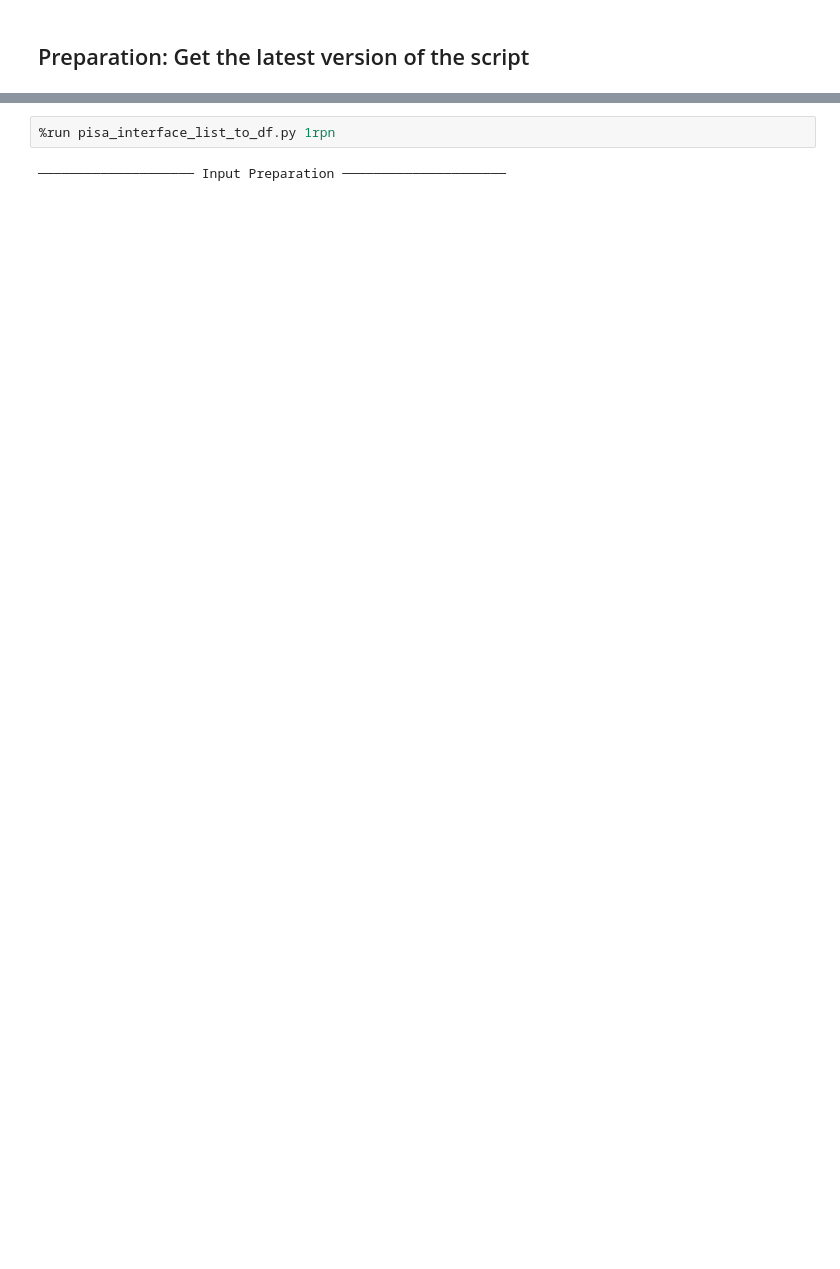
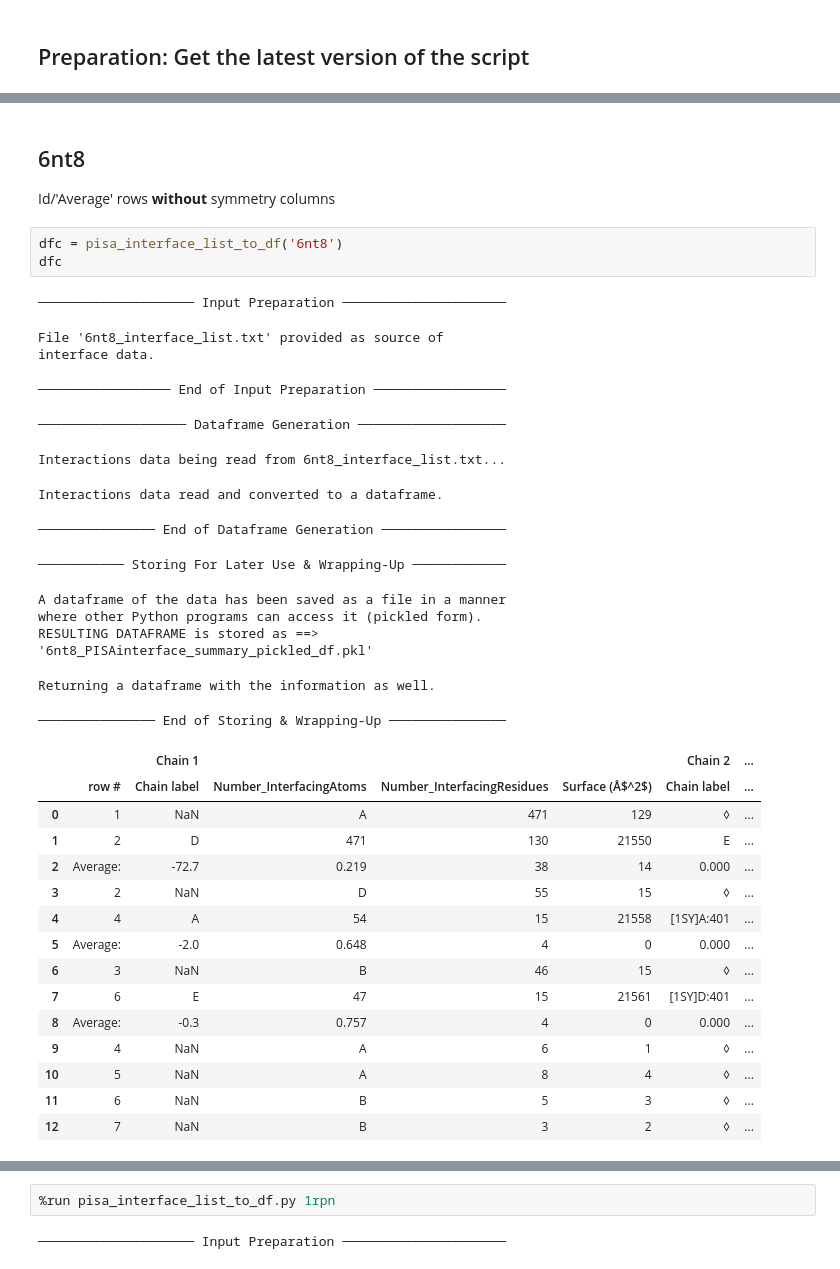
Before and after one commit to fomightez/pdbepisa-binder, a Jupyter notebook: notebooks/tests_of_pisa_interface_list_to_df.py.ipynb, the cells around one changed output, grey strips where cells are left out. Cells and saved outputs as stored; diff of their text form; blank space fills up the shorter version.

```diff
--- a/notebooks/tests_of_pisa_interface_list_to_df.py.ipynb
+++ b/notebooks/tests_of_pisa_interface_list_to_df.py.ipynb
@@ -147,2 +98,41 @@ df
+# %% [markdown]
+## 6nt8
+
+
+Id/'Average' rows **without** symmetry columns
+# %%
+dfc = pisa_interface_list_to_df('6nt8')
+dfc
+# %% [output]
+──────────────────── Input Preparation ─────────────────────
+File '6nt8_interface_list.txt' provided as source of
+interface data.
+───────────────── End of Input Preparation ─────────────────
+─────────────────── Dataframe Generation ───────────────────
+Interactions data being read from 6nt8_interface_list.txt...
+Interactions data read and converted to a dataframe.
+─────────────── End of Dataframe Generation ────────────────
+─────────── Storing For Later Use & Wrapping-Up ────────────
+A dataframe of the data has been saved as a file in a manner
+where other Python programs can access it (pickled form).
+RESULTING DATAFRAME is stored as ==>
+'6nt8_PISAinterface_summary_pickled_df.pkl'
+Returning a dataframe with the information as well.
+─────────────── End of Storing & Wrapping-Up ───────────────
+|  |  | Chain 1 |  |  |  | Chain 2 | ... |
+|  | row # | Chain label | Number_InterfacingAtoms | Number_InterfacingResidues | Surface (Å$^2$) | Chain label | ... |
+| 0 | 1 | NaN | A | 471 | 129 | ◊ | ... |
+| 1 | 2 | D | 471 | 130 | 21550 | E | ... |
+| 2 | Average: | -72.7 | 0.219 | 38 | 14 | 0.000 | ... |
+| 3 | 2 | NaN | D | 55 | 15 | ◊ | ... |
+| 4 | 4 | A | 54 | 15 | 21558 | [1SY]A:401 | ... |
+| 5 | Average: | -2.0 | 0.648 | 4 | 0 | 0.000 | ... |
+| 6 | 3 | NaN | B | 46 | 15 | ◊ | ... |
+| 7 | 6 | E | 47 | 15 | 21561 | [1SY]D:401 | ... |
+| 8 | Average: | -0.3 | 0.757 | 4 | 0 | 0.000 | ... |
+| 9 | 4 | NaN | A | 6 | 1 | ◊ | ... |
+| 10 | 5 | NaN | A | 8 | 4 | ◊ | ... |
+| 11 | 6 | NaN | B | 5 | 3 | ◊ | ... |
+| 12 | 7 | NaN | B | 3 | 2 | ◊ | ... |
 # %% [markdown]
 ## 1rpn
```
Also changed, not shown: parts of 20 cells of this notebook.
